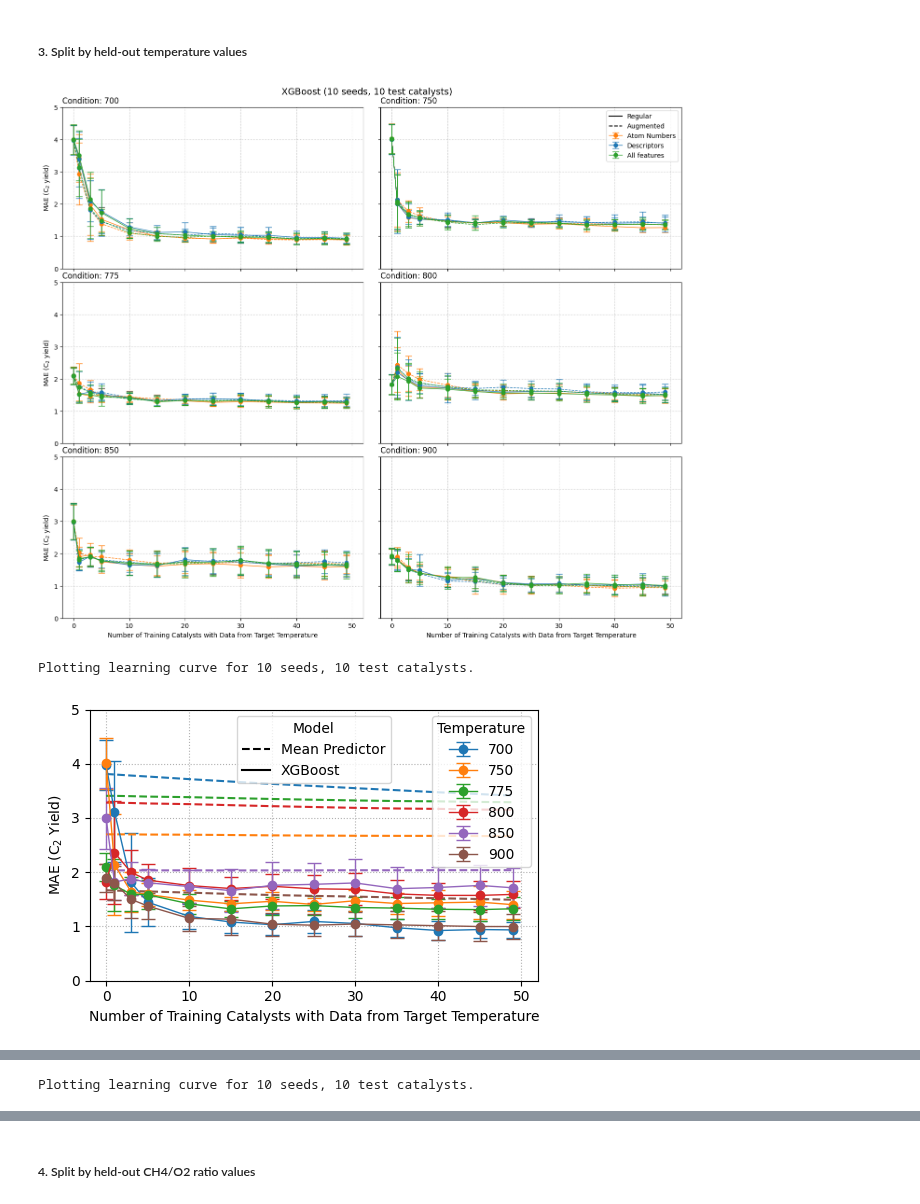
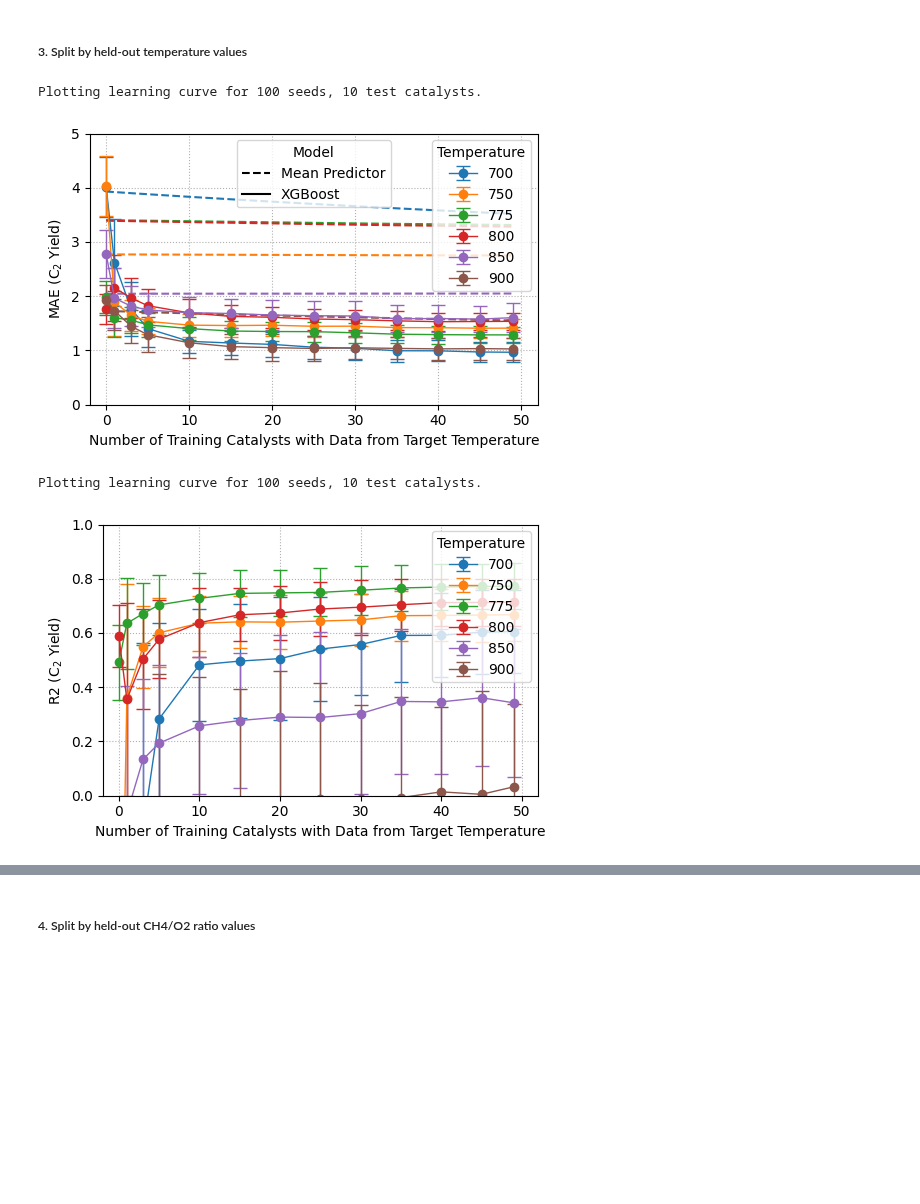
Before and after one commit to PSemnani/CatalystDataMatters, a Jupyter notebook: notebooks/paper_plots.ipynb, the cells around one changed output, grey strips where cells are left out. Saved outputs shown, nothing was run; the diff lists cells and outputs as text; code cells hidden in the pictures; blank space fills up the shorter version.

Commit message:
update paper plots revision 1

```diff
--- a/notebooks/paper_plots.ipynb
+++ b/notebooks/paper_plots.ipynb
@@ -597,29 +463,30 @@ Plotting learning curve for 100 seeds, 10 test catalysts.
 # %%
 query = None
 root = experiments_root / "temperature"
 plot_learning_curves_conditions(
     root / "xgb_cv_random_50",
+    model=("base+descriptors", "yes"),
     measure="mae",
     ylim=(0.0, 5.0),
     title="XGBoost",
     query=query,
     split_strategy="catalyst",
     condition_name="Temperature",
     train_df=data,
-    single_plot_model=("base+descriptors", "yes"),
 )
 plot_learning_curves_conditions(
     root / "xgb_cv_random_50",
+    model=("base+descriptors", "yes"),
     measure="r2",
     ylim=(0.0, 1.0),
     title="XGBoost",
     query=query,
     split_strategy="catalyst",
     condition_name="Temperature",
     train_df=data,
-    single_plot_model=("base+descriptors", "yes"),
 )
 # %% [output]
+Plotting learning curve for 100 seeds, 10 test catalysts.
-[figure, old version]
+[figure, new version]
-Plotting learning curve for 10 seeds, 10 test catalysts.
+Plotting learning curve for 100 seeds, 10 test catalysts.
-[figure, old version]
+[figure, new version]
@@ -627 +492,0 @@ Plotting learning curve for 10 seeds, 10 test catalysts.
-Plotting learning curve for 10 seeds, 10 test catalysts.
```
Also changed, not shown: parts of 43 cells of this notebook.
